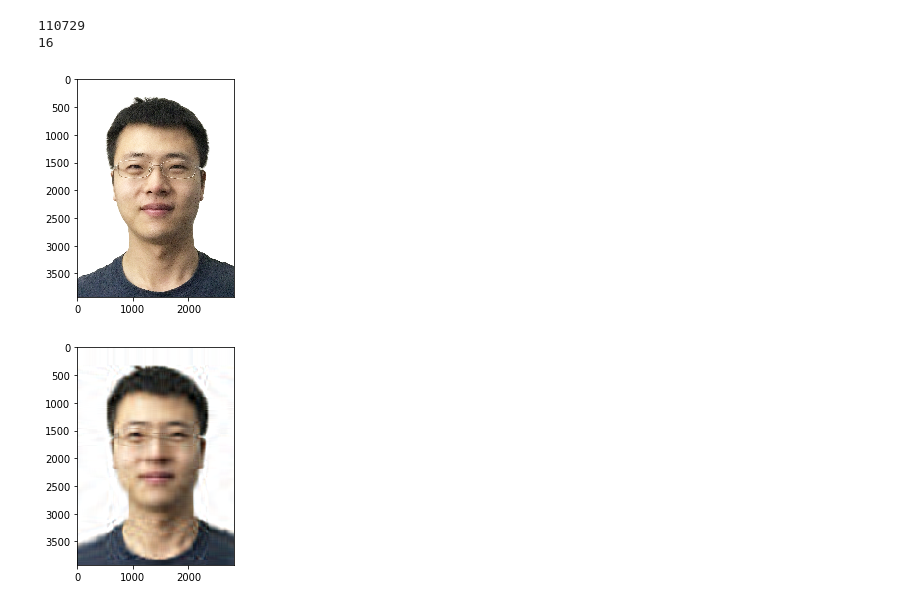
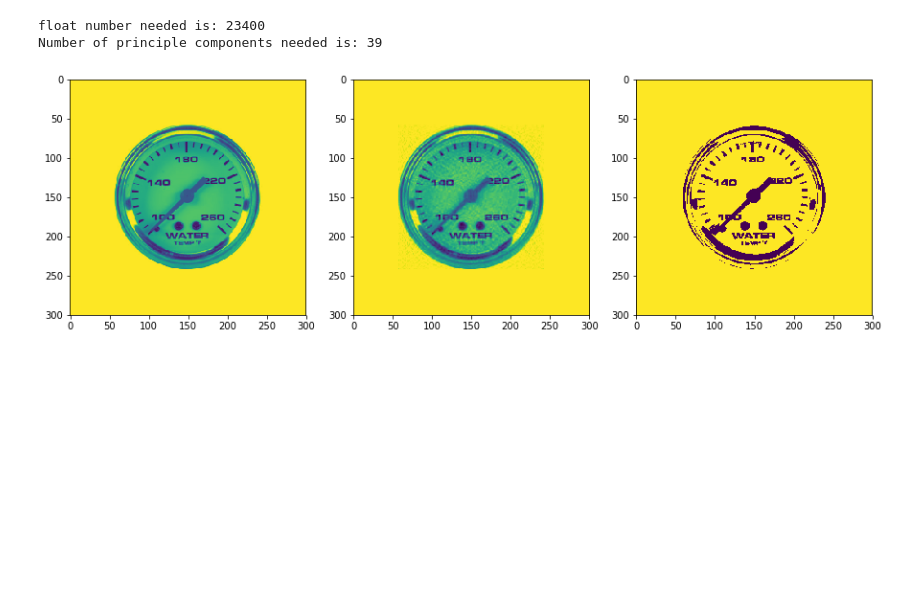
Before and after one commit to zeshi1990/electric_gauge_cv, a Jupyter notebook: photo_reconstruction.ipynb, the cells around one changed output. Drawn from its saved outputs; the diff is of its cells as text; code cells hidden in the pictures; blank space fills up the shorter version.

Commit message:
compress exp

```diff
--- a/photo_reconstruction.ipynb
+++ b/photo_reconstruction.ipynb
@@ -7,39 +10,35 @@ from matplotlib import pyplot as plt
 
 %matplotlib inline
 # %%
-data = imread("../data/badge_photo.jpg")
-recon = np.zeros(data.shape)
+data = imread("data/sample_2.png")
+data = rgb2gray(data)
+data = resize(data, (300, 300))
 
-percent = 0.01
-full = np.prod(data[:, :, 0].shape)
-partial = int(full * percent)
-print partial
-pcs = int(partial / np.sum(data[:, :, 0].shape))
-print pcs
 
-U_list = []
-S_list = []
-Vh_list = []
+def reconstruct_img(data, compress_rate):
+    data_binary = img_as_bool(data)
 
-plt.imshow(data)
-plt.show()
+    recon = np.zeros(data.shape)
 
-for i in range(data.shape[2]):
-    U, S, Vh = svd(data[:, :, i], full_matrices=False)
-    U_list.append(U)
-    S_list.append(S)
-    Vh_list.append(Vh)
+    percent = compress_rate
+    full = np.prod(data.shape)
+    partial = int(full * percent)
+    print "float number needed is:", partial
+    pcs = int(partial / np.sum(data.shape))
+    print "Number of principle components needed is:", pcs
+
+    U, S, Vh = svd(data, full_matrices=False)
     layer = np.dot(np.dot(U[:, :pcs], np.diag(S[:pcs])), Vh[:pcs, :])
-    recon[:, :, i] = layer
+    recon = layer
 
-recon[recon > 255] = 255.
-recon[recon < 0] = 0.
-recon = recon.astype(np.uint8)
+    fig, axarr = plt.subplots(ncols=3, nrows=1, figsize=(15, 5))
+    axarr[0].imshow(data, vmin=0., vmax=1.)
+    axarr[1].imshow(recon, vmin=0., vmax=1.)
+    axarr[2].imshow(data_binary, vmin=0., vmax=1.)
+    plt.show()
 
-plt.imshow(recon)
-plt.show()
+reconstruct_img(data, 0.26)
 # %% [output]
-110729
-16
+float number needed is: 23400
+Number of principle components needed is: 39
-[figure, old version]
+[figure, new version]
-[figure, removed]
```
Also changed, not shown: parts of 2 cells of this notebook, 1 other file.
